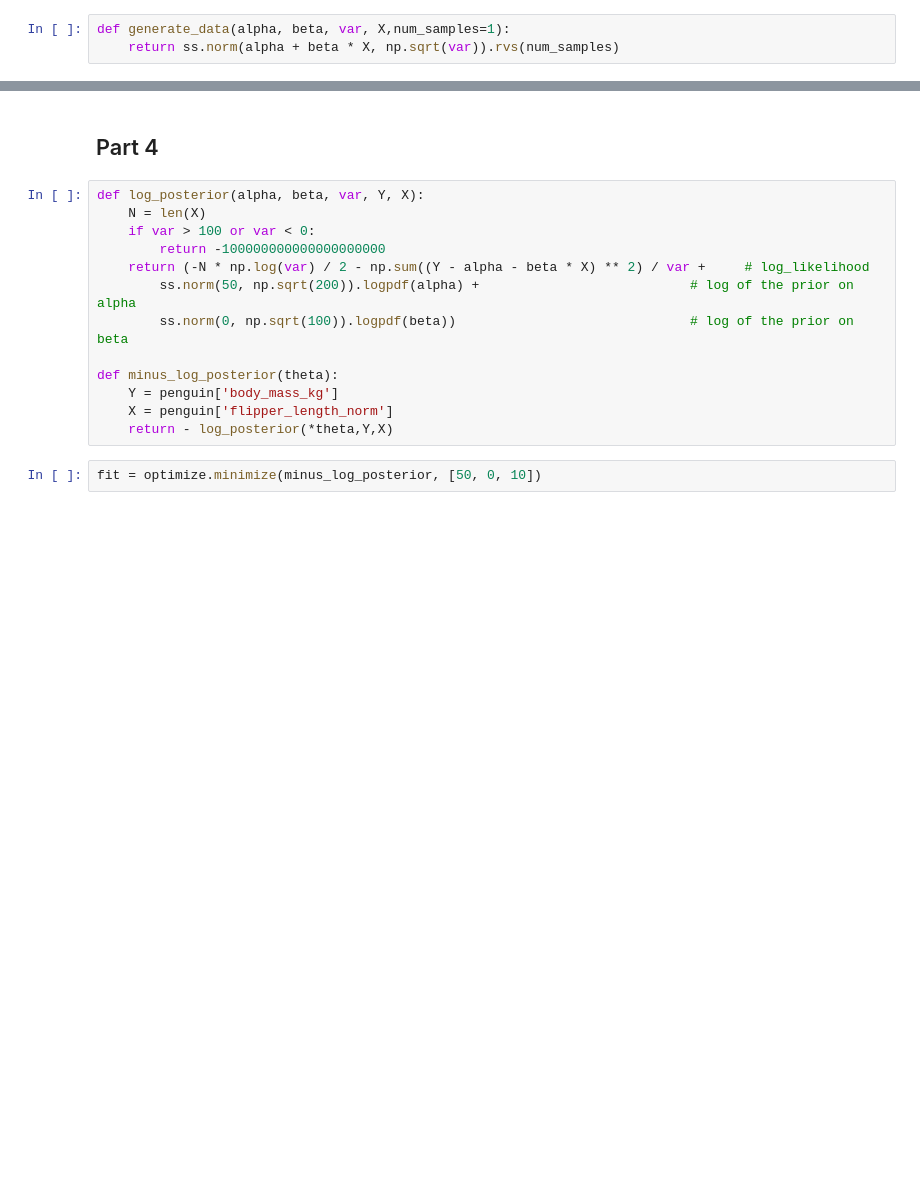
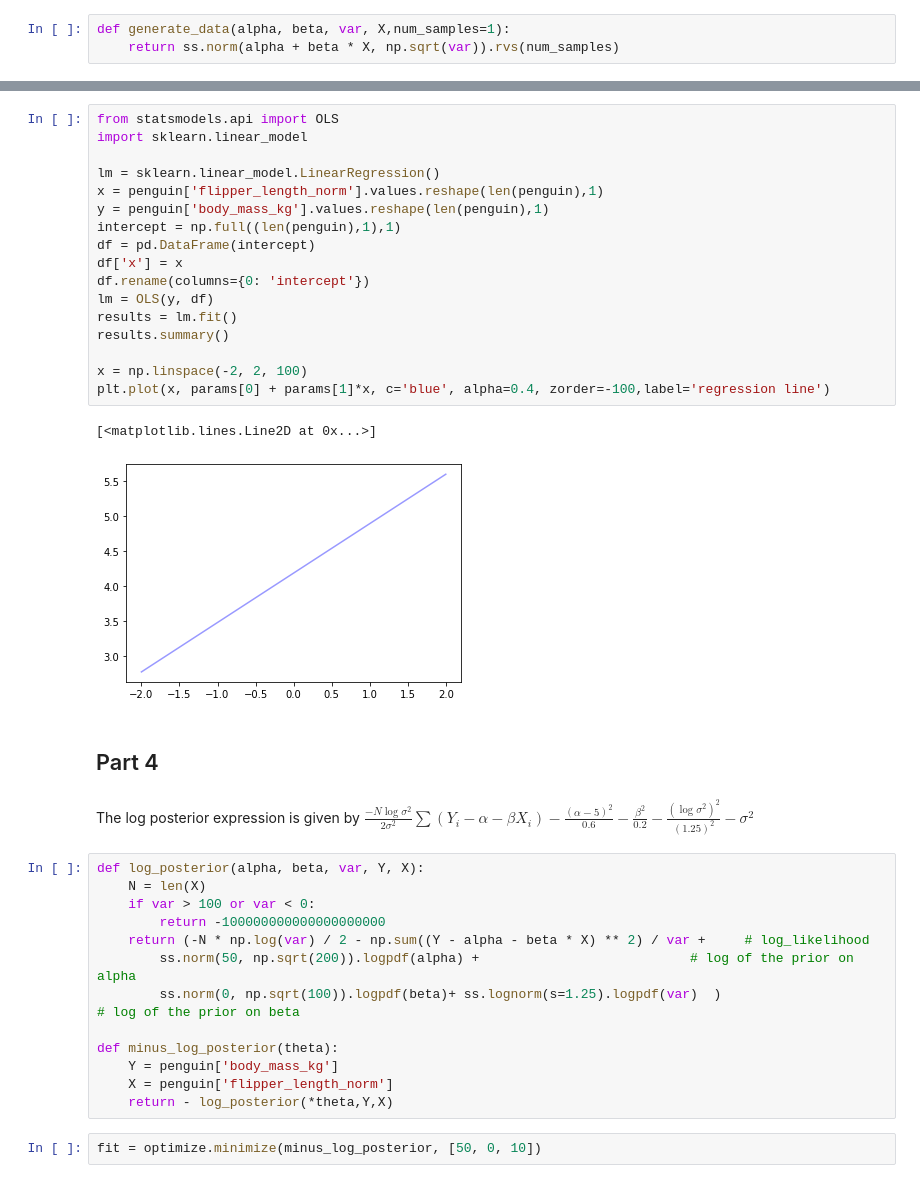
Before and after one commit to fhall18/bayes_ps2, a Jupyter notebook: Problem_3.ipynb, the cells around one changed output, grey strips where cells are left out. Cells and saved outputs as stored; diff of their text form; blank space fills up the shorter version.

```diff
--- a/Problem_3.ipynb
+++ b/Problem_3.ipynb
@@ -110,5 +110,27 @@ plt.show()
+# %%
+from statsmodels.api import OLS
+import sklearn.linear_model
+
+lm = sklearn.linear_model.LinearRegression()
+x = penguin['flipper_length_norm'].values.reshape(len(penguin),1)
+y = penguin['body_mass_kg'].values.reshape(len(penguin),1)
+intercept = np.full((len(penguin),1),1)
+df = pd.DataFrame(intercept)
+df['x'] = x
+df.rename(columns={0: 'intercept'})
+lm = OLS(y, df)
+results = lm.fit()
+results.summary()
+
+x = np.linspace(-2, 2, 100)
+plt.plot(x, params[0] + params[1]*x, c='blue', alpha=0.4, zorder=-100,label='regression line')
+# %% [output]
+[<matplotlib.lines.Line2D at 0x...>]
+[figure, added]
 # %% [markdown]
 ## Part 4
+# %% [markdown]
+The log posterior expression is given by $\frac{-N\log{\sigma^{2}}}{2\sigma^{2}}\sum (Y_{i} - \alpha - \beta X_{i}) - \frac{(\alpha - 5)^{2}}{0.6} - \frac{\beta^{2}}{0.2} - \frac{(\log{\sigma^{2}})^{2}}{(1.25)^2} - \sigma^{2}$
 # %%
 def log_posterior(alpha, beta, var, Y, X):
     N = len(X)
@@ -116,7 +138,7 @@ def log_posterior(alpha, beta, var, Y, X):
         return -100000000000000000000
     return (-N * np.log(var) / 2 - np.sum((Y - alpha - beta * X) ** 2) / var +     # log_likelihood
         ss.norm(50, np.sqrt(200)).logpdf(alpha) +                           # log of the prior on alpha
-        ss.norm(0, np.sqrt(100)).logpdf(beta))                              # log of the prior on beta
+        ss.norm(0, np.sqrt(100)).logpdf(beta)+ ss.lognorm(s=1.25).logpdf(var)  )                          # log of the prior on beta
 
 def minus_log_posterior(theta):
     Y = penguin['body_mass_kg']
```
Also changed, not shown: parts of 9 cells of this notebook.
